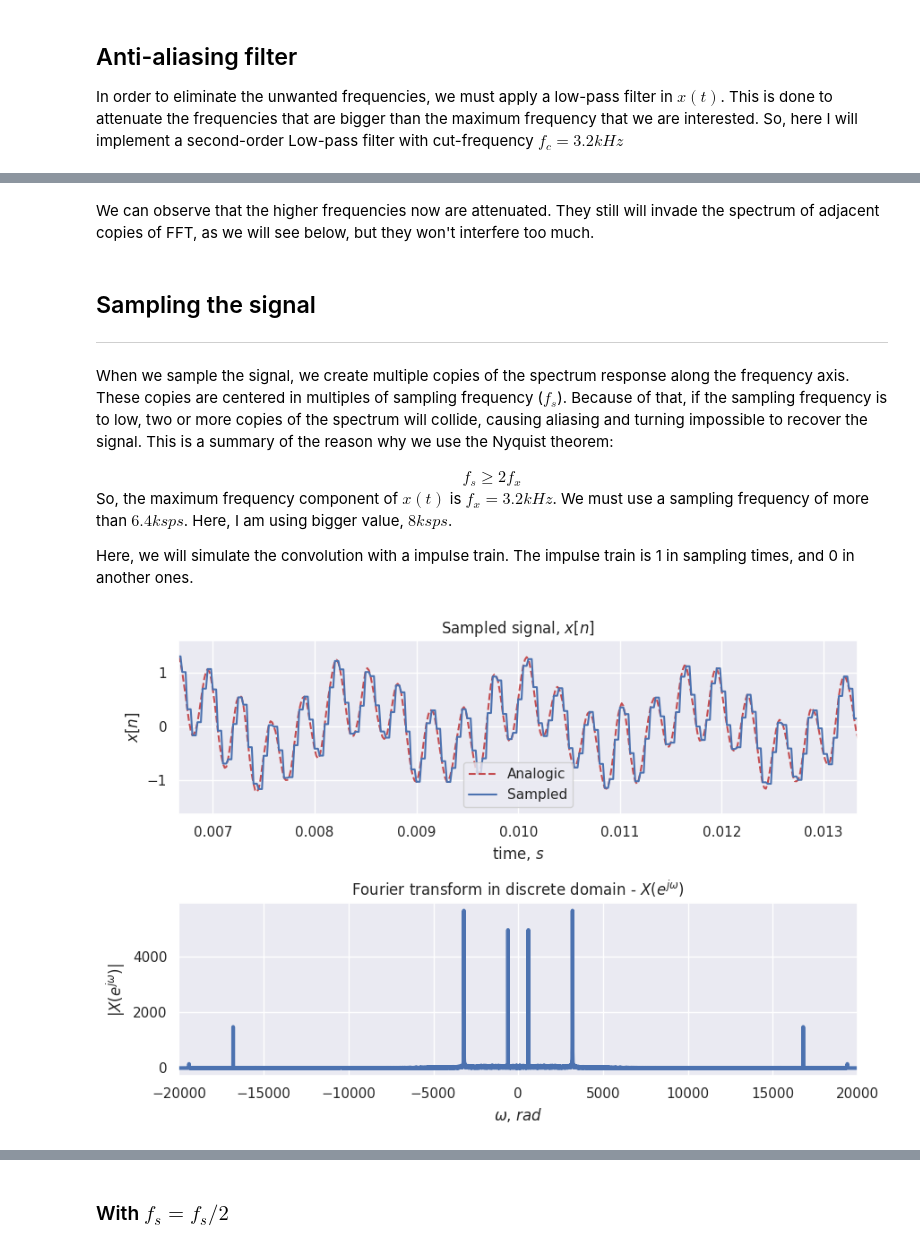
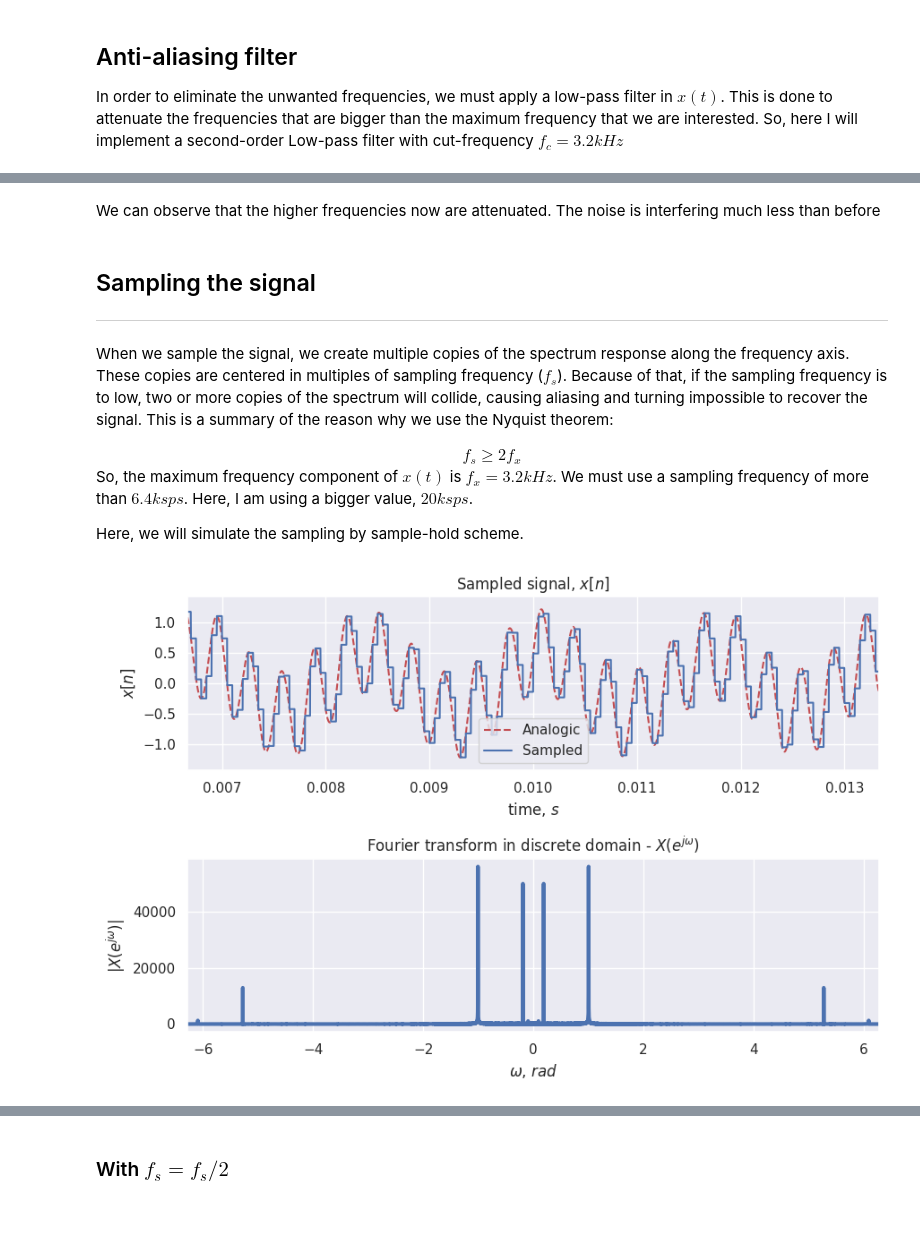
Before and after one commit to JoaoPi314/PDS-sampling-exercise, a Jupyter notebook: Sampling-Exercise.ipynb, the cells around one changed output, grey strips where cells are left out. Drawn from its saved outputs; the diff is of its cells as text; code cells hidden in the pictures; blank space fills up the shorter version.

```diff
--- a/Sampling-Exercise.ipynb
+++ b/Sampling-Exercise.ipynb
@@ -34,9 +34,9 @@ f_x = 3200 #Hz
 
 # This doesn't make sense, it is only to simulate the analogic signal, but in fact it is a digital
 # one with this sampling frequency
-analog_fs = 1/60000
+analog_fs = 600000
 
-t = np.arange(0, 100*1/f_1, analog_fs)
+t = np.arange(0, 100*1/f_1, 1/analog_fs)
 
 # signal declaration
 xt = np.cos(2*np.pi*f_x*t) + 0.5*np.cos(2*np.pi*f_2*t) + 0.01*np.cos(2*np.pi*f_1*t)
@@ -168,5 +168,5 @@ plt.show()
 # %% [markdown]
-We can observe that the higher frequencies now are attenuated. They still will invade the spectrum of adjacent copies of FFT, as we will see below, but they won't interfere too much.
+We can observe that the higher frequencies now are attenuated. The noise is interfering much less than before
 # %% [markdown]
 ## Sampling the signal
 ***
@@ -175,59 +175,49 @@ When we sample the signal, we create multiple copies of the spectrum response al
 
 <center>$f_s \ge 2f_x$</center>
 
-So, the maximum frequency component of $x(t)$ is $f_x = 3.2kHz$. We must use a sampling frequency of more than $6.4ksps$. Here, I am using bigger value, $8ksps$.
+So, the maximum frequency component of $x(t)$ is $f_x = 3.2kHz$. We must use a sampling frequency of more than $6.4ksps$. Here, I am using a bigger value, $20ksps$.
 
-Here, we will simulate the convolution with a impulse train. The impulse train is 1 in sampling times, and 0 in another ones.
+Here, we will simulate the sampling by sample-hold scheme.
 # %%
 f_s = 20e3 # sps
 
 # Defining sampling arrays
-# t_sampled = np.arange(0, 100/f_1, 1/f_s)
 xn = np.zeros(t.size)
 
 # Sampling
 for i in range(xn.size):
-    if(i%((1/analog_fs)/f_s) == 0):
+    if(i%((analog_fs)/f_s) == 0):
         xn[i] = xt_filtered.real[i]
     else:
         xn[i] = xn[i-1]
-
-
-
-# # Defining sampling arrays
-# xn = np.zeros(int(t.size/((1/analog_fs)/f_s)))
-# tn = np.zeros(int(t.size/((1/analog_fs)/f_s)))
-# for i in range(xn.size):
-#     xn[i] = xt_filtered.real[int(i*(((1/analog_fs)/f_s)))]
-#     tn[i] = t[int(i*(((1/analog_fs)/f_s)))]
 
 
 plt.figure(figsize=(9,6))
 plt.subplot(2,1,1)
 plt.plot(t, xt_filtered, '--r')
 plt.plot(t, xn)
 plt.title("Sampled signal, $x[n]$")
 plt.xlabel("time, $s$")
 plt.ylabel("$x[n]$")
 plt.legend(['Analogic', 'Sampled'])
 # Only shows two periods
 plt.xlim(2/f_1, 4/f_1)
 
 # Frequency domain
 plt.subplot(2,1,2)
 
 Xf_sampled = fftshift(fft(xn, t.size))
 f_sampled = fftshift(fftfreq(t.size, t[1]-t[0]))
 
-plt.plot(f_sampled, np.abs(Xf_sampled), linewidth=3)
+plt.plot(f_sampled*2*np.pi/f_s, np.abs(Xf_sampled), linewidth=3)
 plt.grid("on", which="both")
 plt.title("Fourier transform in discrete domain - $X(e^{j\omega})$")
 plt.xlabel("$\omega$, $rad$")
 plt.ylabel("$|X(e^{j\omega})|$")
-plt.xlim(-f_s, f_s)
+plt.xlim(-2*np.pi, 2*np.pi)
 
 plt.tight_layout()
 plt.show()
 # %% [output]
-[figure, old version]
+[figure, new version]
 # %% [markdown]
```
Also changed, not shown: parts of 44 cells of this notebook.
